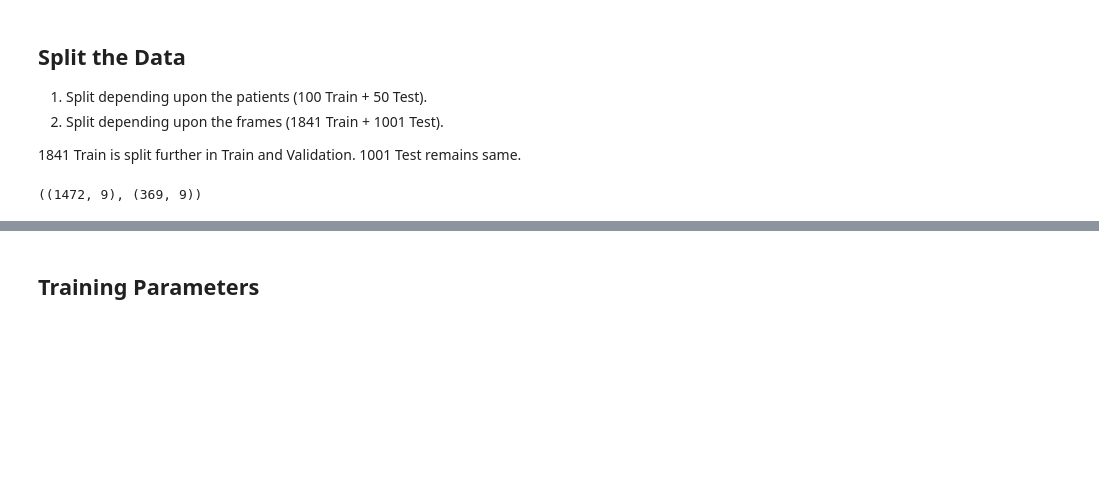
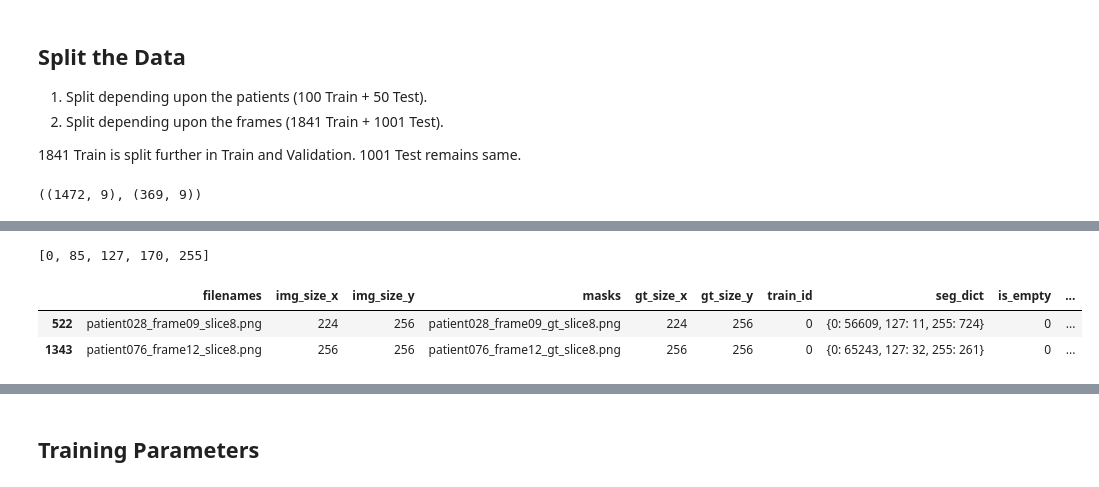
Before and after one commit to snehilsanyal/CMR_Segmentation, a Jupyter notebook: segmentation-acdc-starter.ipynb, the cells around one changed output, grey strips where cells are left out. Saved outputs shown, nothing was run; the diff lists cells and outputs as text; code cells hidden in the pictures; blank space fills up the shorter version.

```diff
--- a/segmentation-acdc-starter.ipynb
+++ b/segmentation-acdc-starter.ipynb
@@ -116,0 +161,12 @@ train_df.shape, val_df.shape
+# %%
+unique_values
+# %% [output]
+[0, 85, 127, 170, 255]
+# %%
+rows_with_127 = df_train[df_train['seg_dict_parsed'].apply(lambda d: 127 in d.keys())]
+# %%
+rows_with_127
+# %% [output]
+|  | filenames | img_size_x | img_size_y | masks | gt_size_x | gt_size_y | train_id | seg_dict | is_empty | ... |
+| 522 | patient028_frame09_slice8.png | 224 | 256 | patient028_frame09_gt_slice8.png | 224 | 256 | 0 | {0: 56609, 127: 11, 255: 724} | 0 | ... |
+| 1343 | patient076_frame12_slice8.png | 256 | 256 | patient076_frame12_gt_slice8.png | 256 | 256 | 0 | {0: 65243, 127: 32, 255: 261} | 0 | ... |
```
Also changed, not shown: parts of 26 cells of this notebook.
